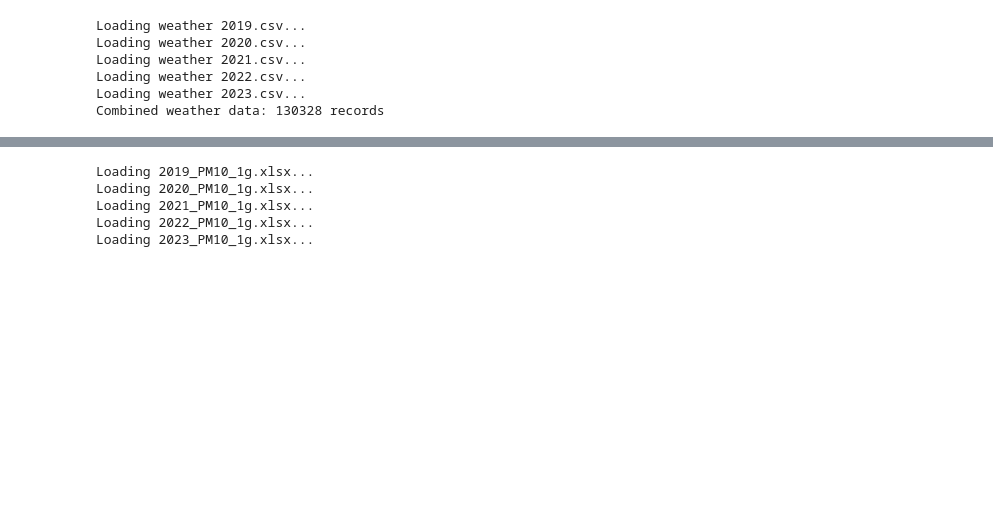
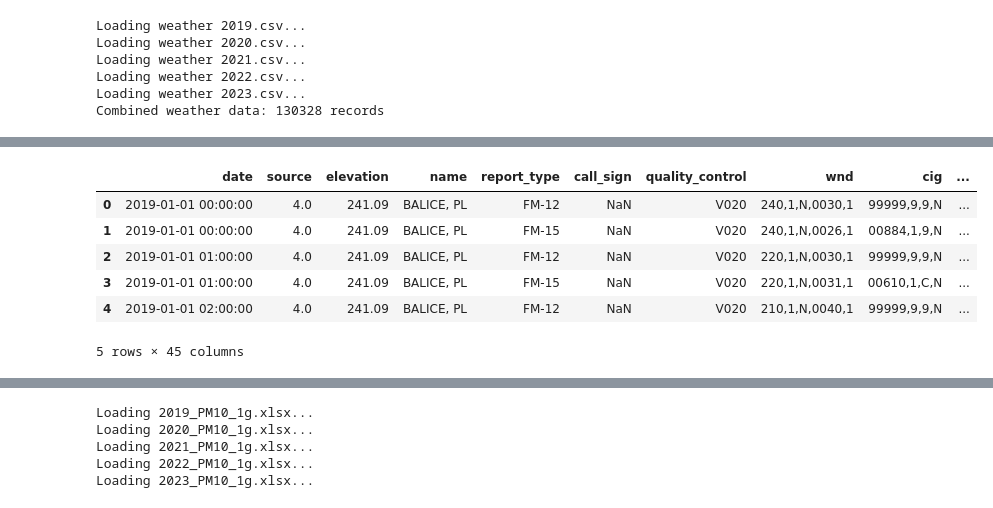
Before and after one commit to NguyenThanhNamIT/AIRPPMHackathon, a Jupyter notebook: src/preprocessing/preprocess.ipynb, the cells around one changed output, grey strips where cells are left out. Saved outputs shown, nothing was run; the diff lists cells and outputs as text; code cells hidden in the pictures; blank space fills up the shorter version.

```diff
--- a/src/preprocessing/preprocess.ipynb
+++ b/src/preprocessing/preprocess.ipynb
@@ -130,0 +176,17 @@ Combined weather data: 130328 records
+# %%
+import numpy as np
+
+weather_df.replace(
+    to_replace=[99999.0, 99999.9, 999.9, 9999, 99999, -9999, -9999.9, +9999, +99999, "+99999", "99999,9"],
+    value=np.nan,
+    inplace=True
+)
+weather_df.head()
+# %% [output]
+|  | date | source | elevation | name | report_type | call_sign | quality_control | wnd | cig | ... |
+| 0 | 2019-01-01 00:00:00 | 4.0 | 241.09 | BALICE, PL | FM-12 | NaN | V020 | 240,1,N,0030,1 | 99999,9,9,N | ... |
+| 1 | 2019-01-01 00:00:00 | 4.0 | 241.09 | BALICE, PL | FM-15 | NaN | V020 | 240,1,N,0026,1 | 00884,1,9,N | ... |
+| 2 | 2019-01-01 01:00:00 | 4.0 | 241.09 | BALICE, PL | FM-12 | NaN | V020 | 220,1,N,0030,1 | 99999,9,9,N | ... |
+| 3 | 2019-01-01 01:00:00 | 4.0 | 241.09 | BALICE, PL | FM-15 | NaN | V020 | 220,1,N,0031,1 | 00610,1,C,N | ... |
+| 4 | 2019-01-01 02:00:00 | 4.0 | 241.09 | BALICE, PL | FM-12 | NaN | V020 | 210,1,N,0040,1 | 99999,9,9,N | ... |
+5 rows × 45 columns
```
Also changed, not shown: parts of 31 cells of this notebook, 6 other files.
